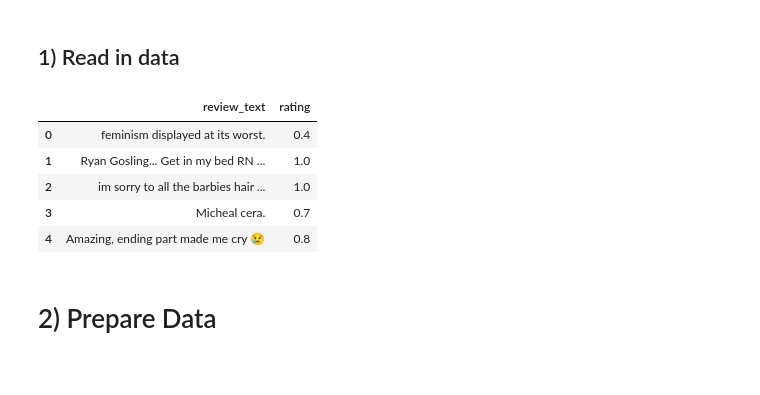
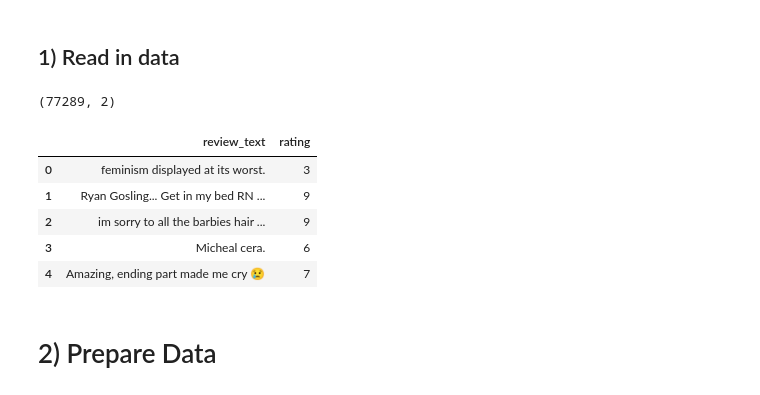
Before and after one commit to Colmmm/LetterboxdSentimentAnalysis, a Jupyter notebook: notebooks/bert-train.ipynb, the cells around one changed output. Cells and saved outputs as stored; diff of their text form; code cells hidden in the pictures.

```diff
--- a/notebooks/bert-train.ipynb
+++ b/notebooks/bert-train.ipynb
@@ -5,10 +7,14 @@ import pandas as pd
 # %%
 reviews_df = pd.read_csv("/kaggle/input/process-scraped-reviews/processed_reviews.csv")
+# Convert ratings to integer labels (0 to 9)
+reviews_df['rating'] = (reviews_df['rating'] * 10 -1).astype(int)
+print(reviews_df.shape)
 reviews_df.head()
 # %% [output]
+(77289, 2)
 |  | review_text | rating |
-| 0 | feminism displayed at its worst. | 0.4 |
-| 1 | Ryan Gosling... Get in my bed RN ... | 1.0 |
-| 2 | im sorry to all the barbies hair ... | 1.0 |
-| 3 | Micheal cera. | 0.7 |
-| 4 | Amazing, ending part made me cry 😢 | 0.8 |
+| 0 | feminism displayed at its worst. | 3 |
+| 1 | Ryan Gosling... Get in my bed RN ... | 9 |
+| 2 | im sorry to all the barbies hair ... | 9 |
+| 3 | Micheal cera. | 6 |
+| 4 | Amazing, ending part made me cry 😢 | 7 |
```
Also changed, not shown: parts of 16 cells of this notebook.
